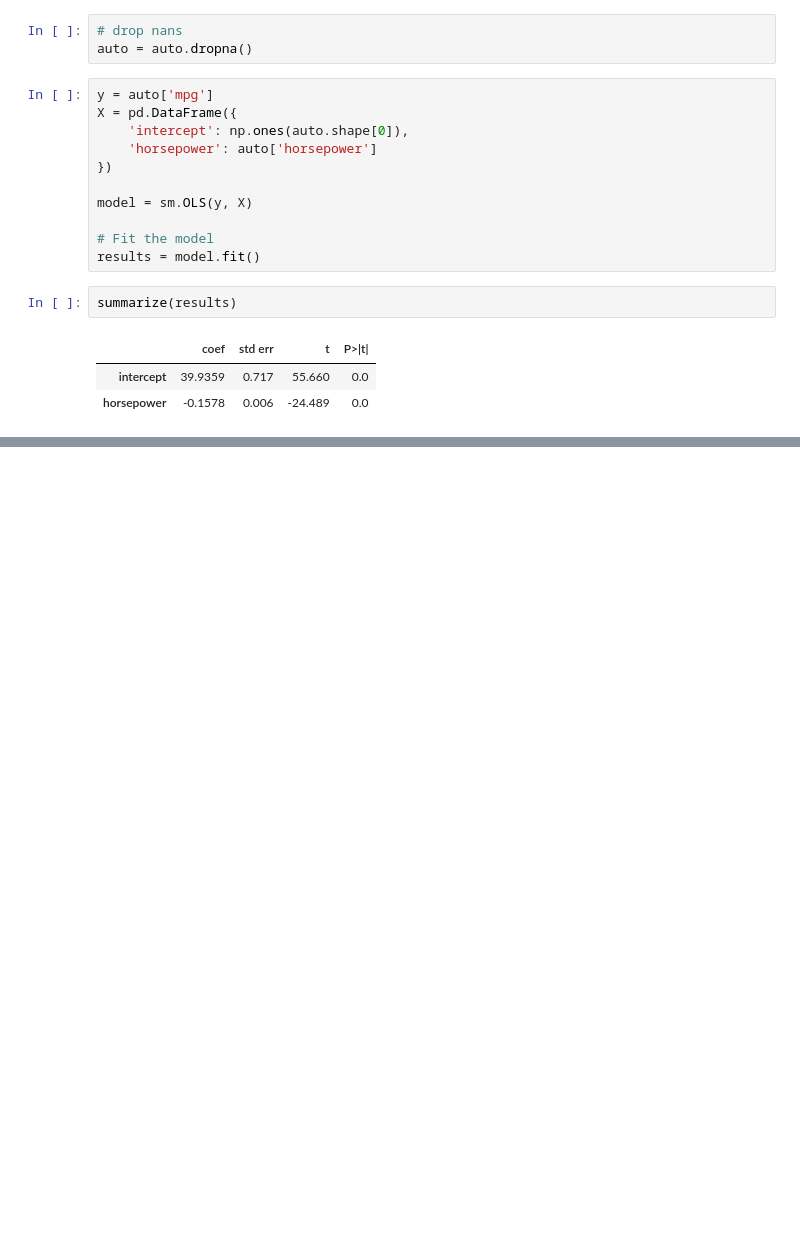
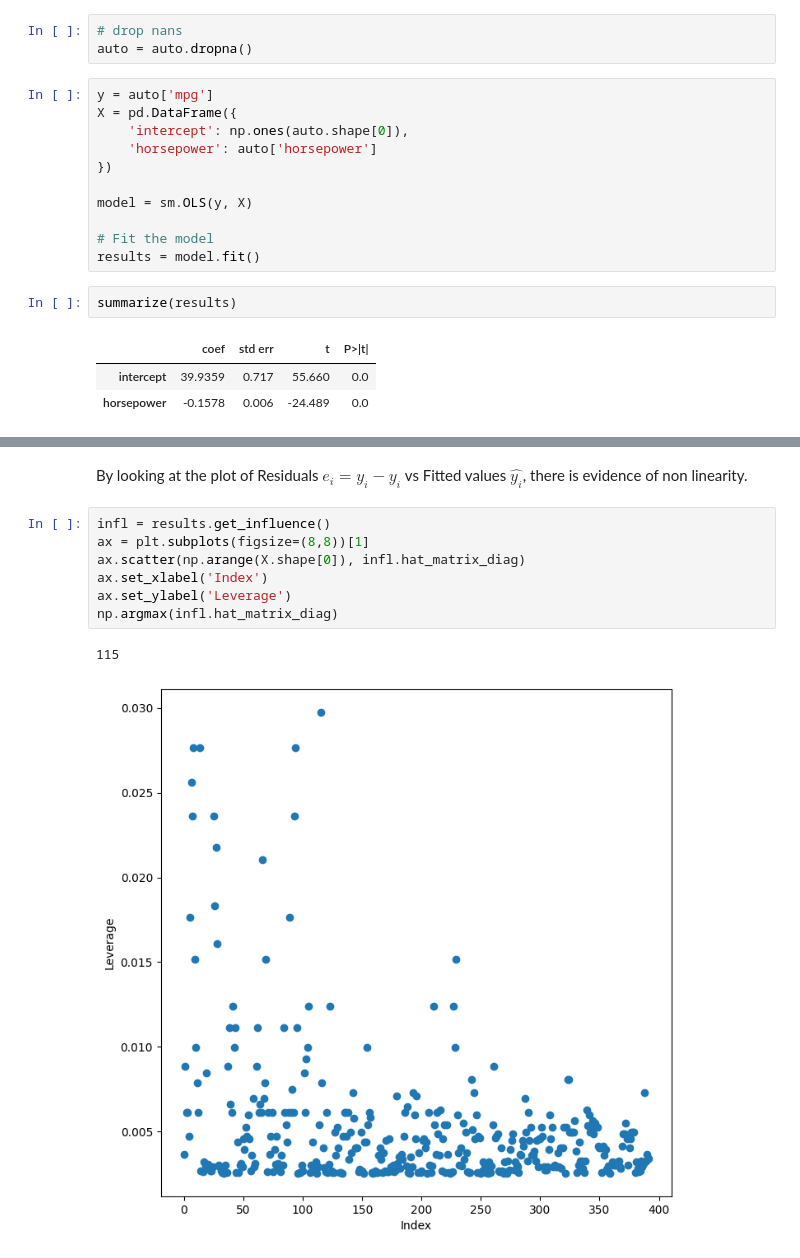
Before and after one commit to deusdevok/ISLP_Python, a Jupyter notebook: Chapter 3/Exercise8.ipynb, the cells around one changed output, grey strips where cells are left out. Saved outputs shown, nothing was run; the diff lists cells and outputs as text; blank space fills up the shorter version.

```diff
--- a/Chapter 3/Exercise8.ipynb
+++ b/Chapter 3/Exercise8.ipynb
@@ -38,0 +171,12 @@ summarize(results)
+# %% [markdown]
+By looking at the plot of Residuals $e_i=y_i-\hat{y_i}$ vs Fitted values $\hat{y_i}$, there is evidence of non linearity.
+# %%
+infl = results.get_influence()
+ax = plt.subplots(figsize=(8,8))[1]
+ax.scatter(np.arange(X.shape[0]), infl.hat_matrix_diag)
+ax.set_xlabel('Index')
+ax.set_ylabel('Leverage')
+np.argmax(infl.hat_matrix_diag)
+# %% [output]
+115
+[figure, added]
```
Also changed, not shown: parts of 14 cells of this notebook, 3 other files.
